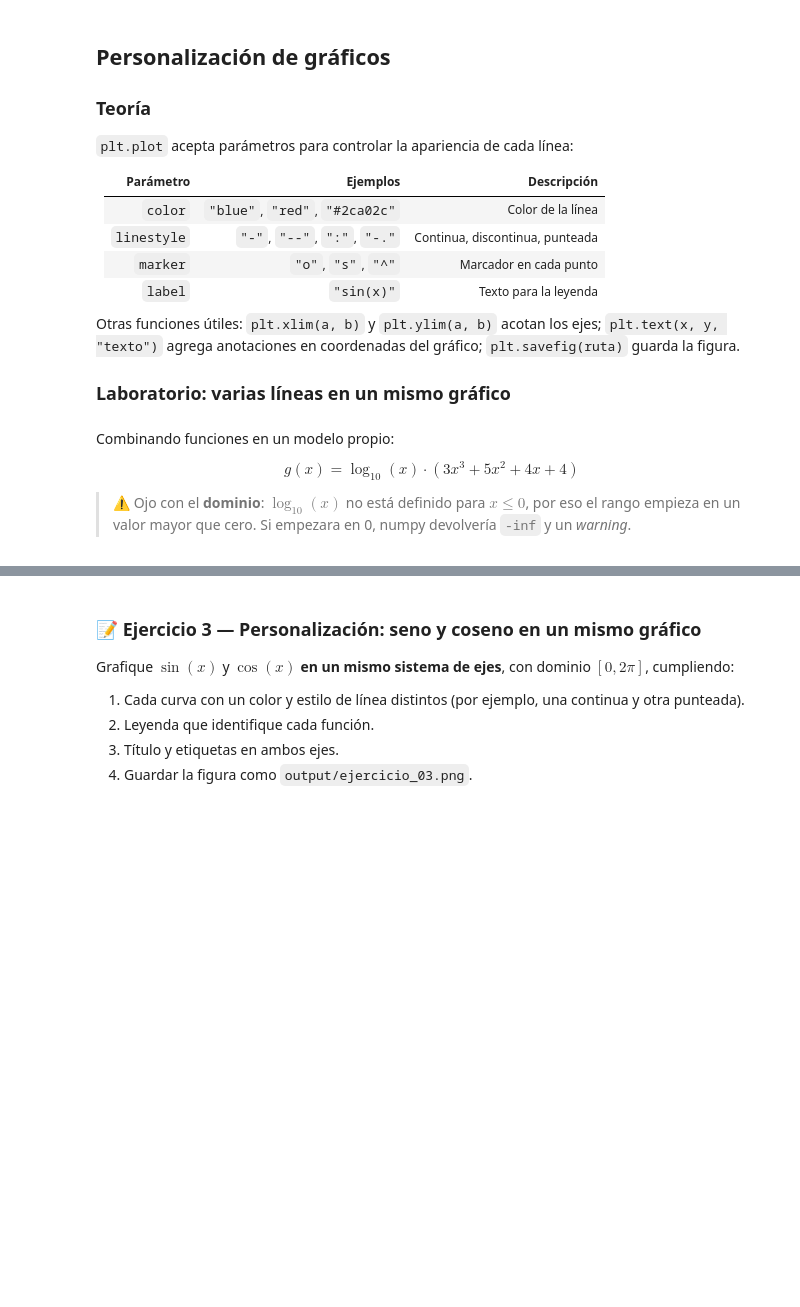
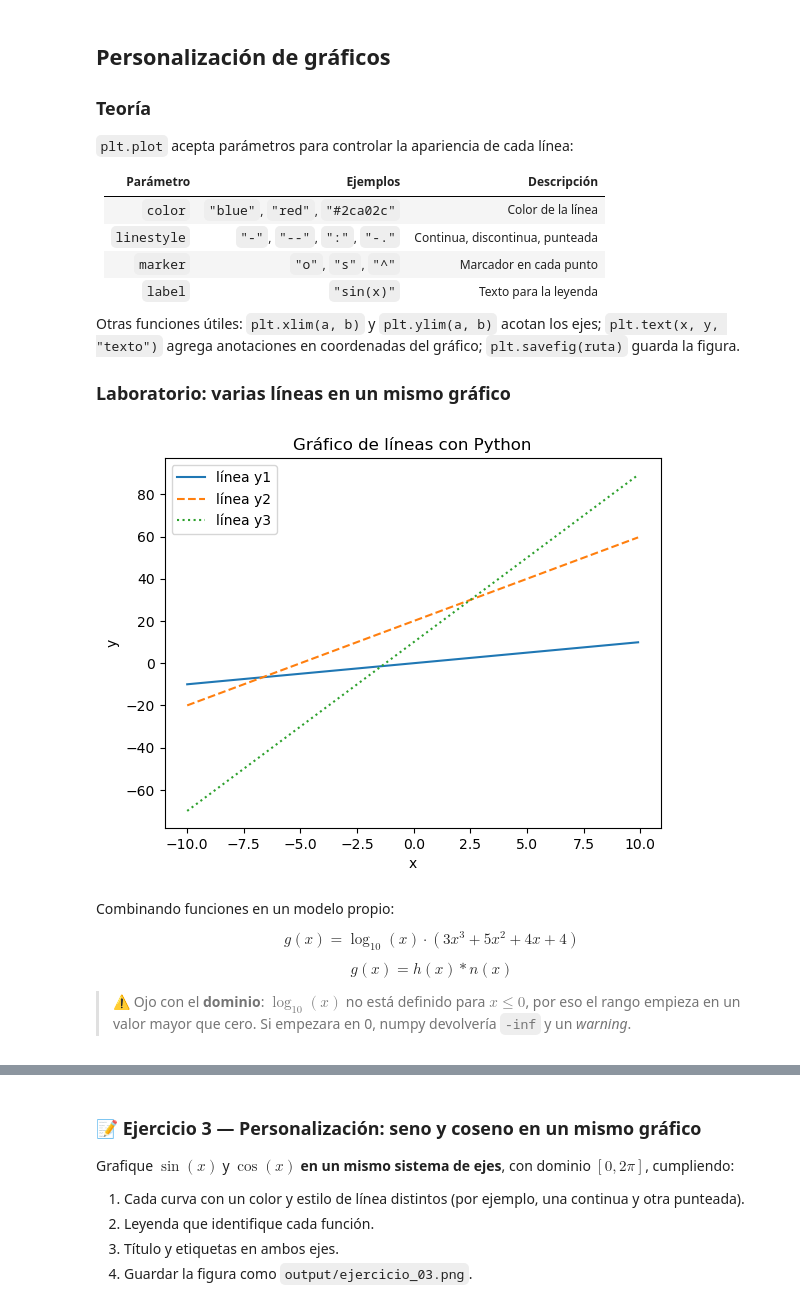
Before and after one commit to jgomezz/cpe_ciencia_datos_python_2026, a Jupyter notebook: mod2_estadistica_y_visualizacion/semana_03_visualization.ipynb, the cells around one changed output, grey strips where cells are left out. Saved outputs shown, nothing was run; the diff lists cells and outputs as text; code cells hidden in the pictures; blank space fills up the shorter version.

```diff
--- a/mod2_estadistica_y_visualizacion/semana_03_visualization.ipynb
+++ b/mod2_estadistica_y_visualizacion/semana_03_visualization.ipynb
@@ -312,30 +312,37 @@ Otras funciones útiles: `plt.xlim(a, b)` y `plt.ylim(a, b)` acotan los ejes; `p
 
 ### Laboratorio: varias líneas en un mismo gráfico
 # %%
-import os
-os.makedirs("output", exist_ok=True)   # crea la carpeta si no existe
+#import os
+#os.makedirs("output", exist_ok=True)   # crea la carpeta si no existe
 
 x = np.arange(-10, 10, 0.1)
 
 y1 = x
 y2 = 4*x + 20
 y3 = 8*x + 10
 
 plt.title("Gráfico de líneas con Python")
+
 plt.plot(x, y1, label="línea y1")
 plt.plot(x, y2, label="línea y2", linestyle="--")
 plt.plot(x, y3, label="línea y3", linestyle=":")
+
 plt.legend()
 plt.xlabel("x")
 plt.ylabel("y")
 
 plt.savefig("output/fig-01")
 plt.show()
+# %% [output]
+[figure, added]
 # %% [markdown]
 Combinando funciones en un modelo propio:
 
 $$g(x) = \log_{10}(x) \cdot \left(3x^3 + 5x^2 + 4x + 4\right)$$
 
+$$g(x) = h(x) * n(x)$$
+
+
 > ⚠️ Ojo con el **dominio**: $\log_{10}(x)$ no está definido para $x \leq 0$, por eso el rango empieza en un valor mayor que cero. Si empezara en 0, numpy devolvería `-inf` y un *warning*.
 # %%
 def mi_modelo(x):
```
Also changed, not shown: parts of 1 cell of this notebook.
